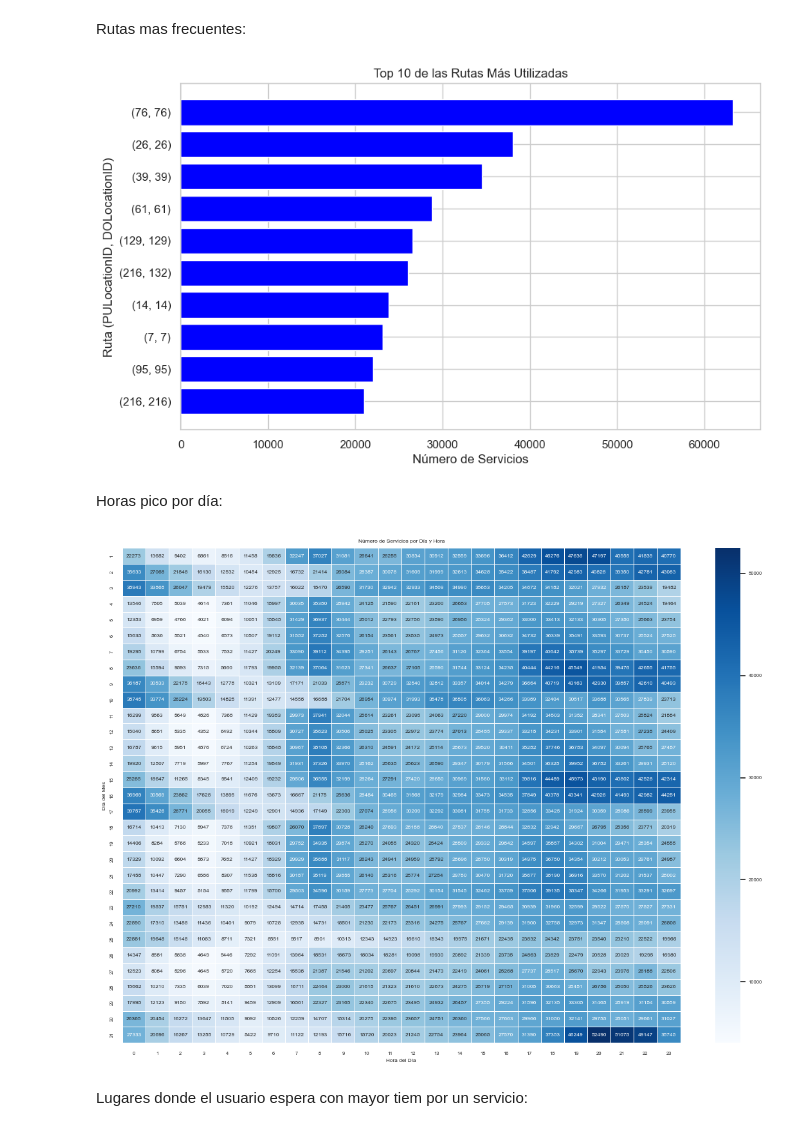
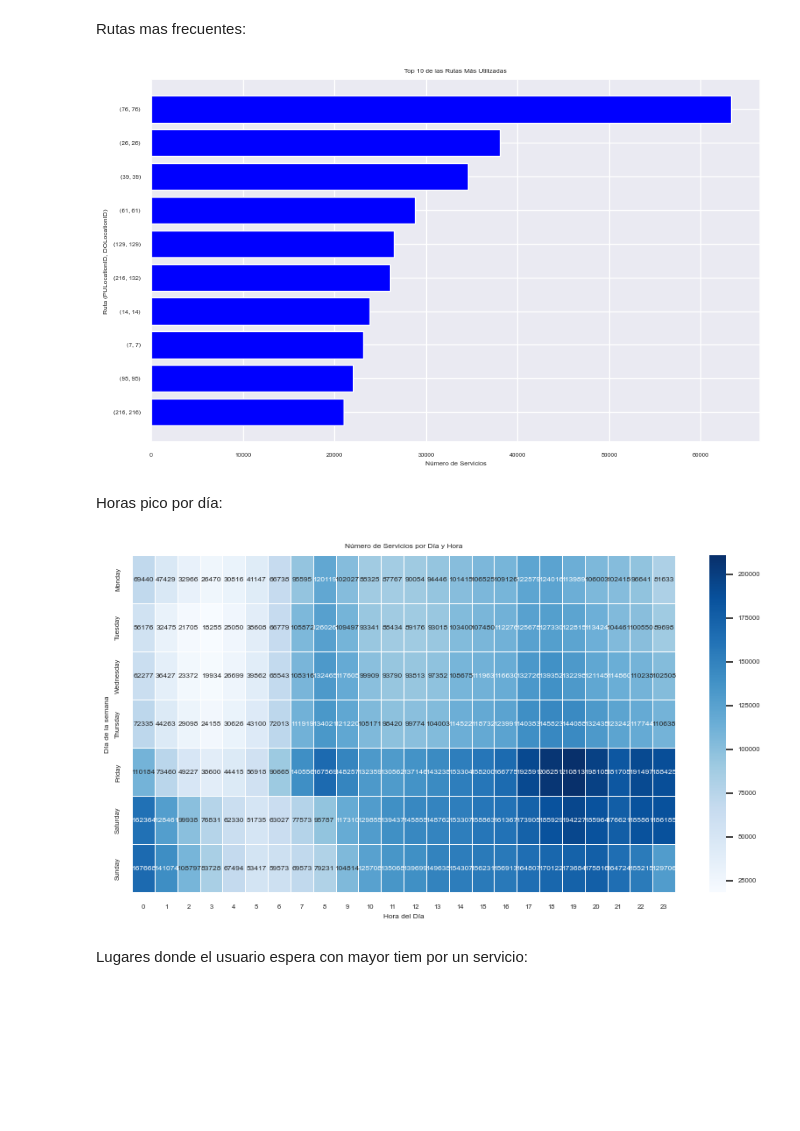
Before and after one commit to R4F43LB/EcoTaxisNYC, a Jupyter notebook: Local ETL/ETL_FHVHV.ipynb, the cells around one changed output. Saved outputs shown, nothing was run; the diff lists cells and outputs as text; code cells hidden in the pictures; blank space fills up the shorter version.

```diff
--- a/Local ETL/ETL_FHVHV.ipynb
+++ b/Local ETL/ETL_FHVHV.ipynb
@@ -251,7 +251,10 @@ UberLyft['hour'] = UberLyft['pickup_datetime'].dt.hour
 # 5. Redondear la columna "hour" al entero más cercano (de 1 a 24)
 UberLyft['hour'] = UberLyft['hour'].apply(lambda x: round(x))
 
-# 6. Eliminar las columnas request_datetime, pickup_datetime, dropoff_datetime
+# 6. Crear la columna "day_of_week" a partir de la columna pickup_datetime
+UberLyft['day_of_week'] = UberLyft['pickup_datetime'].dt.day_name()
+
+# 7. Eliminar las columnas request_datetime, pickup_datetime, dropoff_datetime
 UberLyft = UberLyft.drop(columns=['request_datetime', 'pickup_datetime', 'dropoff_datetime'])
 # %%
 UberLyft.info()
@@ -565,8 +569,11 @@ Porcentaje de eliminación en este punto: 10.51
 # Crear la columna "service_number" y asignar el valor 1 a todas las filas
 UberLyft_filtrado['service_number'] = 1
 
+# Crear la columna "service_Type" y asignar el valor UberLyft a todas las filas
+UberLyft_filtrado['service_type'] = 'UberLyft'
+
 # Definir las dimensiones de agrupación y las variables de agregación
-dimensiones = ['year', 'month', 'day', 'hour', 'PULocationID', 'DOLocationID']
+dimensiones = ['service_type','year', 'month', 'day', 'day_of_week','hour', 'PULocationID', 'DOLocationID']
 variables_agregacion = ['trip_miles', 'time_out', 'travel_time', 'fare_surcharges', 'base_fare', 'service_number']
 
 # Agrupar el DataFrame y calcular la suma de las variables de agregación
@@ -582,3 +591,17 @@ UberLyft_agrupado = UberLyft_agrupado[columnas_ordenadas]
+# %%
+UberLyft_agrupado['trip_miles'] = UberLyft_agrupado['trip_miles'].astype('float32')
+UberLyft_agrupado['fare_surcharges'] = UberLyft_agrupado['fare_surcharges'].astype('float32')
+UberLyft_agrupado['base_fare'] = UberLyft_agrupado['base_fare'].astype('float32')
+
+UberLyft_agrupado['year'] = UberLyft_agrupado['year'].astype('int16')
+UberLyft_agrupado['month'] = UberLyft_agrupado['month'].astype('int16')
+UberLyft_agrupado['day'] = UberLyft_agrupado['day'].astype('int16')
+UberLyft_agrupado['hour'] = UberLyft_agrupado['hour'].astype('int16')
+UberLyft_agrupado['PULocationID'] = UberLyft_agrupado['PULocationID'].astype('int16')
+UberLyft_agrupado['DOLocationID'] = UberLyft_agrupado['DOLocationID'].astype('int16')
+UberLyft_agrupado['time_out'] = UberLyft_agrupado['time_out'].astype('int16')
+UberLyft_agrupado['travel_time'] = UberLyft_agrupado['travel_time'].astype('int16')
+UberLyft_agrupado['service_number'] = UberLyft_agrupado['service_number'].astype('int16')
 # %%
 UberLyft_agrupado.info()
 # %% [output]
@@ -631,25 +664,31 @@ plt.yticks(range(10), [f"({row['PULocationID']}, {row['DOLocationID']})" for _,
 plt.gca().invert_yaxis()  # Invertir el eje y para que la ruta más utilizada esté en la parte superior
 plt.show()
 # %% [output]
-[figure, old version]
+[figure, new version]
 # %% [markdown]
 Horas pico por día:
 # %%
+# Definir el orden de los días de la semana
+orden_dias_semana = ['Monday', 'Tuesday', 'Wednesday', 'Thursday', 'Friday', 'Saturday', 'Sunday']
+
+# Convertir la columna 'day_of_week' a un tipo categórico con el orden especificado
+UberLyft_agrupado['day_of_week'] = pd.Categorical(UberLyft_agrupado['day_of_week'], categories=orden_dias_semana, ordered=True)
+
 # Ajustar el tamaño de la figura y la fuente
-plt.figure(figsize=(14, 10))
+plt.figure(figsize=(10, 5))
 sns.set(font_scale=0.5)
 
 # Crear una tabla pivote para el número de servicios por día y hora
-tabla_pivote = UberLyft_agrupado.pivot_table(index='day', columns='hour', values='service_number', aggfunc='sum')
+tabla_pivote = UberLyft_agrupado.pivot_table(index='day_of_week', columns='hour', values='service_number', aggfunc='sum')
 
 # Crear la matriz de calor
 sns.heatmap(tabla_pivote, cmap='Blues', annot=True, fmt='d', linewidths=.5, linecolor='white')
 plt.title('Número de Servicios por Día y Hora')
 plt.xlabel('Hora del Día')
-plt.ylabel('Día del Mes')
+plt.ylabel('Día de la semana')
 plt.show()
 # %% [output]
-[figure, old version]
+[figure, new version]
 # %% [markdown]
 
 Lugares donde el usuario espera con mayor tiem por un servicio:
```
Also changed, not shown: parts of 6 cells of this notebook, 5 other files.
